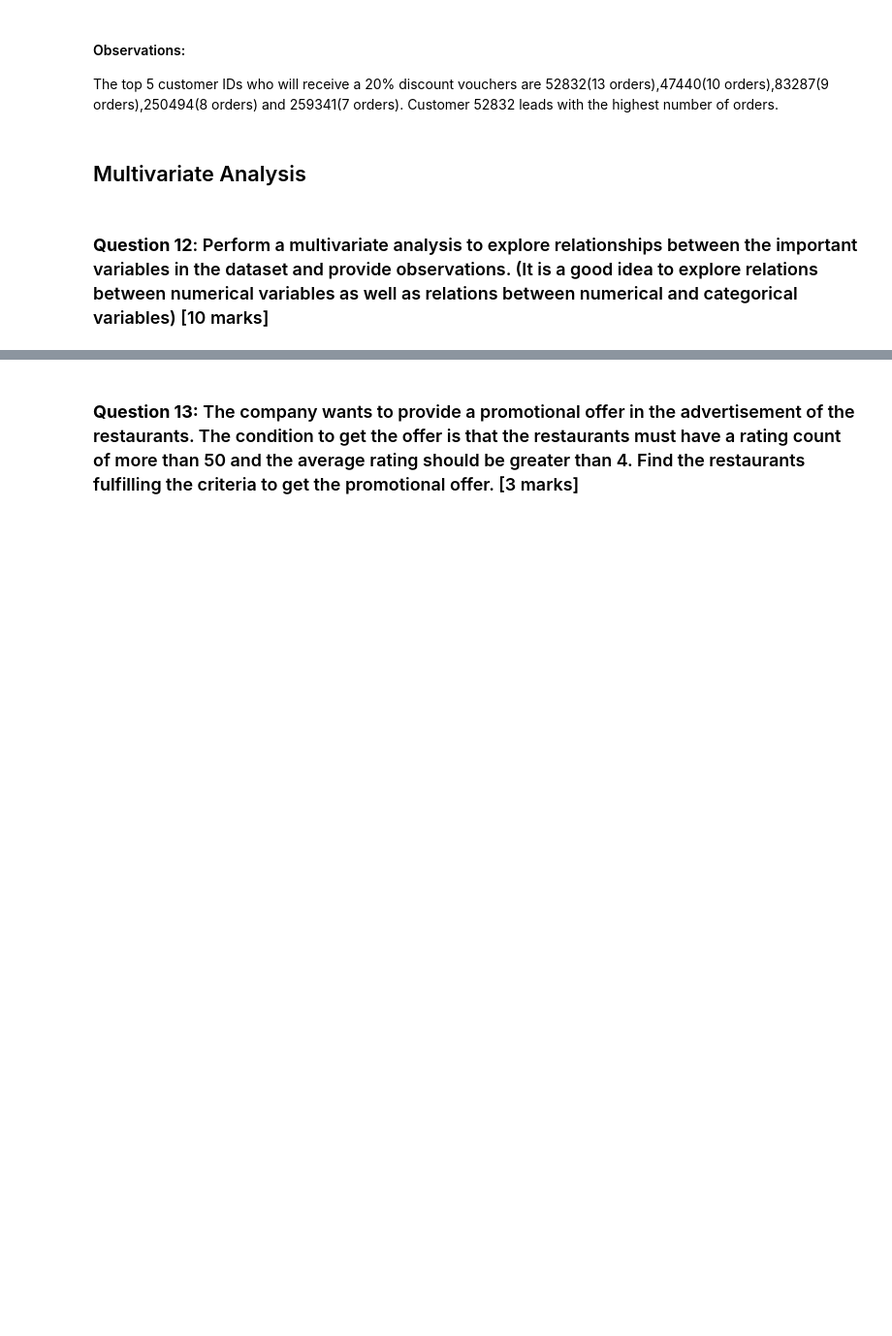
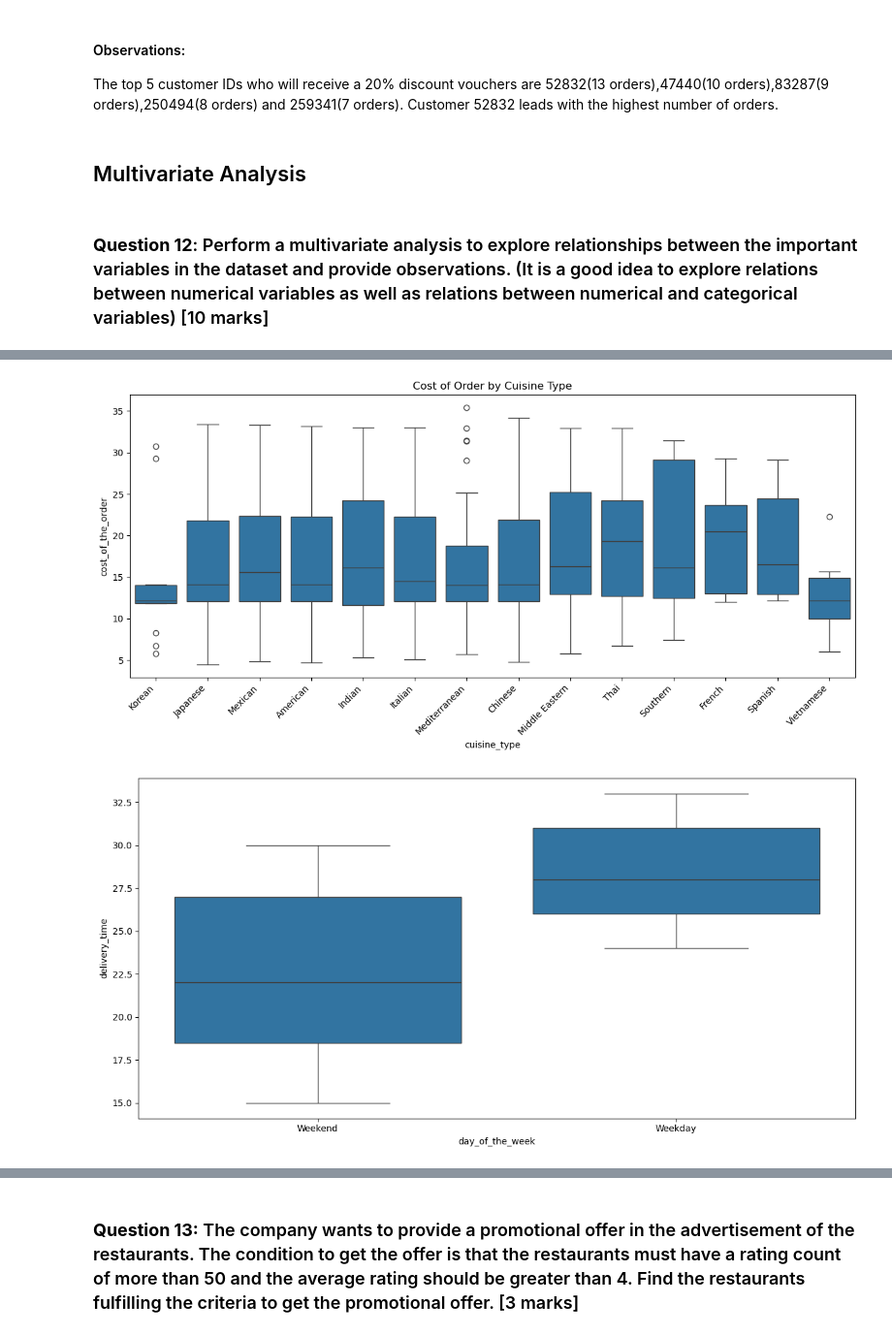
Before and after one commit to Irene-coder-dot/FoodHub_Datadriven_insights, a Jupyter notebook: FoodHub_Project_Learner_Notebook_Full_Code.ipynb, the cells around one changed output, grey strips where cells are left out. Shown at 97% size. Saved outputs shown, nothing was run; the diff lists cells and outputs as text; code cells hidden in the pictures; blank space fills up the shorter version.

```diff
--- a/FoodHub_Project_Learner_Notebook_Full_Code.ipynb
+++ b/FoodHub_Project_Learner_Notebook_Full_Code.ipynb
@@ -333,0 +347,34 @@ The top 5 customer IDs who will receive a 20% discount vouchers are 52832(13 ord
+# %%
+# Numerical vs Categorical relationship
+
+# Cost of order by cuisine type
+plt.figure(figsize=(12, 6))  # Wide figure to accommodate many cuisine types
+sns.boxplot(data=df, x='cuisine_type', y='cost_of_the_order')  # Boxplot to show cost distribution per cuisine
+plt.title('Cost of Order by Cuisine Type')
+plt.xticks(rotation=45, ha='right')  # prevent overlapping by rotating labels
+plt.tight_layout()
+plt.show()
+
+# Day of the week by delivery time
+plt.figure(figsize=(12, 6))
+sns.boxplot(x='day_of_the_week', y='delivery_time', data=df)  # Compare delivery time between weekend and weekday
+plt.title('Delivery Time by Day of the Week')
+plt.tight_layout()
+plt.show()
+
+# Delivery time by rating
+plt.figure(figsize=(8, 5))
+sns.boxplot(data=df, x='rating', y='delivery_time')  # Explore if delivery time influences customer rating
+plt.title('Delivery Time by Rating')
+plt.tight_layout()
+plt.show()
+
+# Food preparation time by rating
+plt.figure(figsize=(8, 5))
+sns.boxplot(data=df, x='rating', y='food_preparation_time')  # Explore if prep time influences customer rating
+plt.title('Food Preparation Time by Rating')
+plt.tight_layout()
+plt.show()
+# %% [output]
+[figure, added]
+[figure, added]
```
Also changed, not shown: parts of 21 cells of this notebook.
